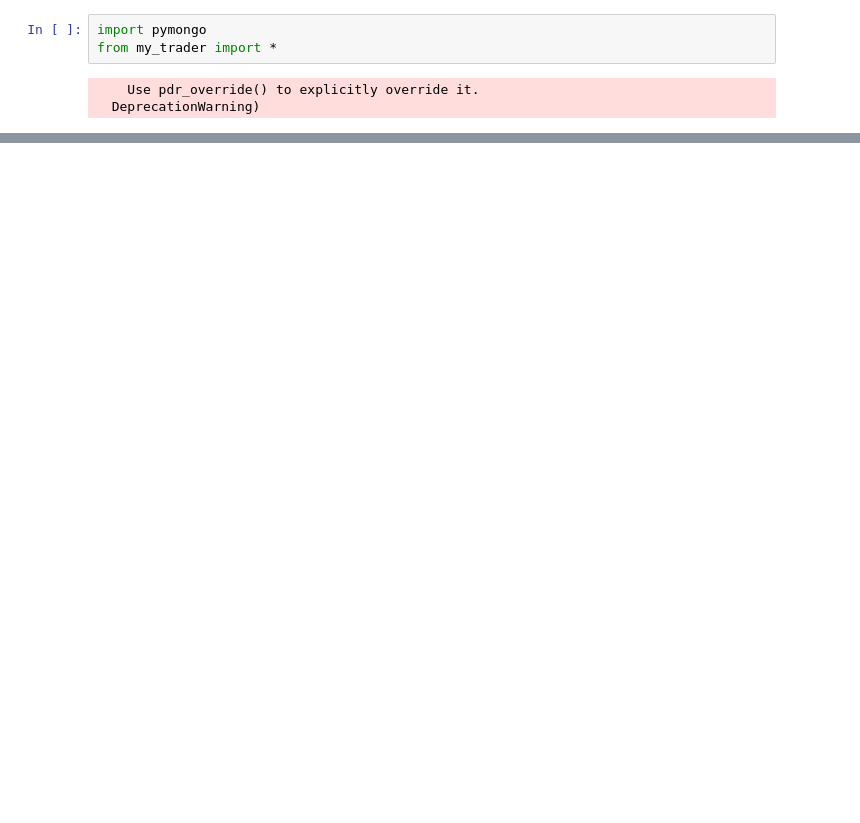
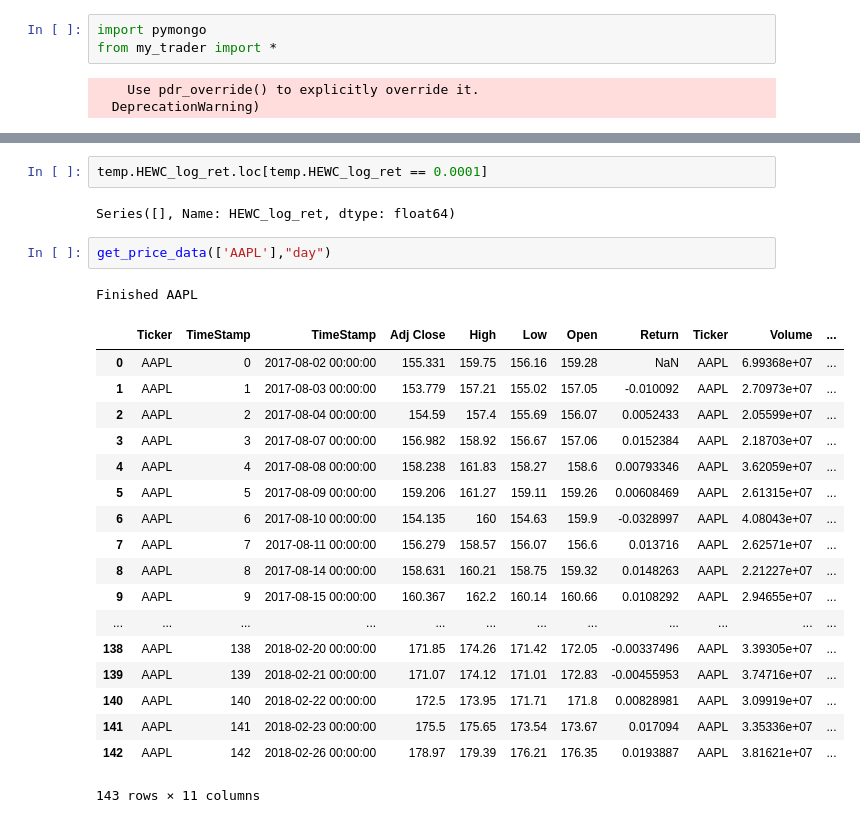
Before and after one commit to doudoujia/My_Trader, a Jupyter notebook: initialize my stock database-checkpoint.ipynb, the cells around one changed output, grey strips where cells are left out. Cells and saved outputs as stored; diff of their text form; blank space fills up the shorter version.

```diff
--- a/initialize my stock database-checkpoint.ipynb
+++ b/initialize my stock database-checkpoint.ipynb
@@ -122,0 +50,26 @@ get_ondemand_quote(["AAPL"])
+# %%
+temp.HEWC_log_ret.loc[temp.HEWC_log_ret == 0.0001]
+# %% [output]
+Series([], Name: HEWC_log_ret, dtype: float64)
+# %%
+get_price_data(['AAPL'],"day")
+# %% [output]
+Finished AAPL
+|  | Ticker | TimeStamp | TimeStamp | Adj Close | High | Low | Open | Return | Ticker | Volume | ... |
+| 0 | AAPL | 0 | 2017-08-02 00:00:00 | 155.331 | 159.75 | 156.16 | 159.28 | NaN | AAPL | 6.99368e+07 | ... |
+| 1 | AAPL | 1 | 2017-08-03 00:00:00 | 153.779 | 157.21 | 155.02 | 157.05 | -0.010092 | AAPL | 2.70973e+07 | ... |
+| 2 | AAPL | 2 | 2017-08-04 00:00:00 | 154.59 | 157.4 | 155.69 | 156.07 | 0.0052433 | AAPL | 2.05599e+07 | ... |
+| 3 | AAPL | 3 | 2017-08-07 00:00:00 | 156.982 | 158.92 | 156.67 | 157.06 | 0.0152384 | AAPL | 2.18703e+07 | ... |
+| 4 | AAPL | 4 | 2017-08-08 00:00:00 | 158.238 | 161.83 | 158.27 | 158.6 | 0.00793346 | AAPL | 3.62059e+07 | ... |
+| 5 | AAPL | 5 | 2017-08-09 00:00:00 | 159.206 | 161.27 | 159.11 | 159.26 | 0.00608469 | AAPL | 2.61315e+07 | ... |
+| 6 | AAPL | 6 | 2017-08-10 00:00:00 | 154.135 | 160 | 154.63 | 159.9 | -0.0328997 | AAPL | 4.08043e+07 | ... |
+| 7 | AAPL | 7 | 2017-08-11 00:00:00 | 156.279 | 158.57 | 156.07 | 156.6 | 0.013716 | AAPL | 2.62571e+07 | ... |
+| 8 | AAPL | 8 | 2017-08-14 00:00:00 | 158.631 | 160.21 | 158.75 | 159.32 | 0.0148263 | AAPL | 2.21227e+07 | ... |
+| 9 | AAPL | 9 | 2017-08-15 00:00:00 | 160.367 | 162.2 | 160.14 | 160.66 | 0.0108292 | AAPL | 2.94655e+07 | ... |
+| ... | ... | ... | ... | ... | ... | ... | ... | ... | ... | ... | ... |
+| 138 | AAPL | 138 | 2018-02-20 00:00:00 | 171.85 | 174.26 | 171.42 | 172.05 | -0.00337496 | AAPL | 3.39305e+07 | ... |
+| 139 | AAPL | 139 | 2018-02-21 00:00:00 | 171.07 | 174.12 | 171.01 | 172.83 | -0.00455953 | AAPL | 3.74716e+07 | ... |
+| 140 | AAPL | 140 | 2018-02-22 00:00:00 | 172.5 | 173.95 | 171.71 | 171.8 | 0.00828981 | AAPL | 3.09919e+07 | ... |
+| 141 | AAPL | 141 | 2018-02-23 00:00:00 | 175.5 | 175.65 | 173.54 | 173.67 | 0.017094 | AAPL | 3.35336e+07 | ... |
+| 142 | AAPL | 142 | 2018-02-26 00:00:00 | 178.97 | 179.39 | 176.21 | 176.35 | 0.0193887 | AAPL | 3.81621e+07 | ... |
+143 rows × 11 columns
```
Also changed, not shown: parts of 12 cells of this notebook, 21 other files.
